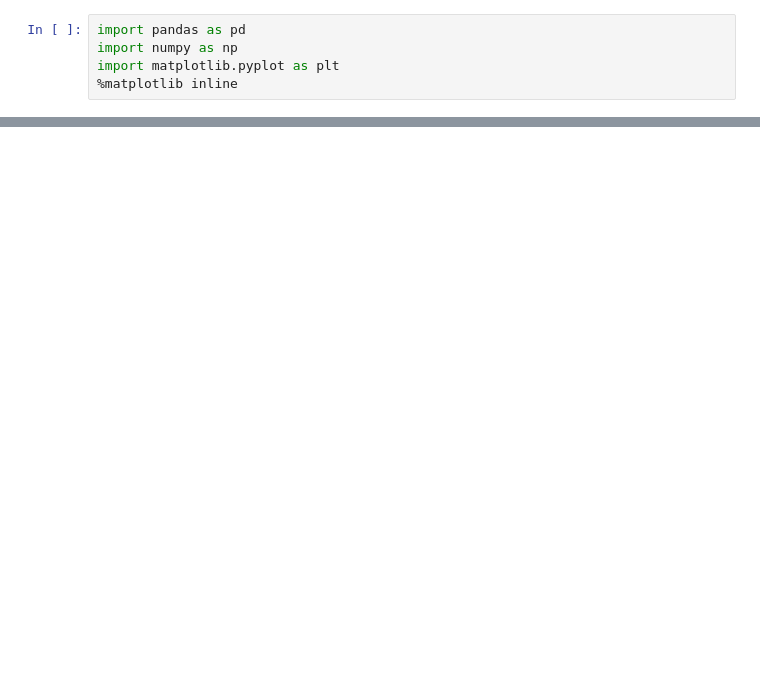
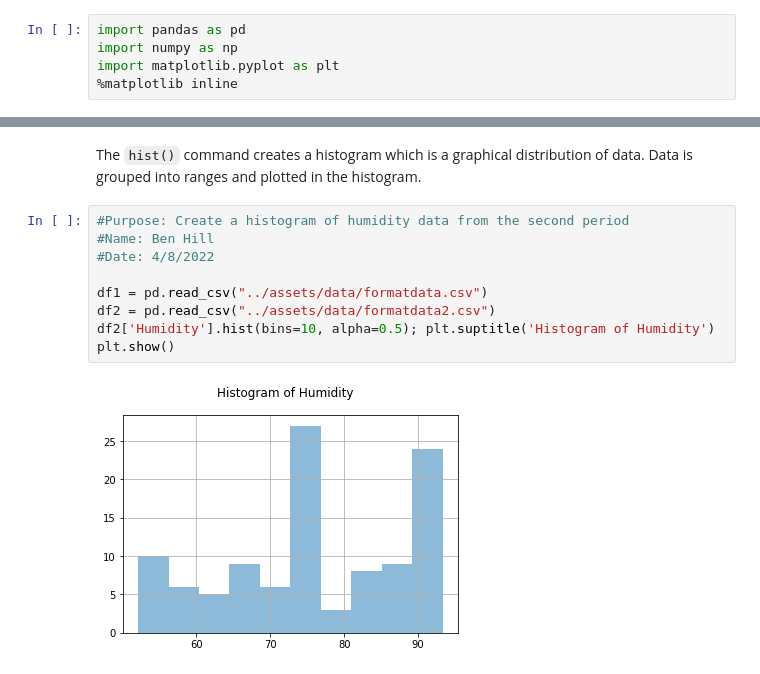
Before and after one commit to ben-hill33/weather-api, a Jupyter notebook: mod_5/extractedDataVis.ipynb, the cells around one changed output, grey strips where cells are left out. Saved outputs shown, nothing was run; the diff lists cells and outputs as text; blank space fills up the shorter version.

```diff
--- a/mod_5/extractedDataVis.ipynb
+++ b/mod_5/extractedDataVis.ipynb
@@ -5,0 +31,13 @@ import matplotlib.pyplot as plt
+# %% [markdown]
+The `hist()` command creates a histogram which is a graphical distribution of data. Data is grouped into ranges and plotted in the histogram.
+# %%
+#Purpose: Create a histogram of humidity data from the second period
+#Name: Ben Hill
+#Date: 4/8/2022
+
+df1 = pd.read_csv("../assets/data/formatdata.csv")
+df2 = pd.read_csv("../assets/data/formatdata2.csv")
+df2['Humidity'].hist(bins=10, alpha=0.5); plt.suptitle('Histogram of Humidity')
+plt.show()
+# %% [output]
+[figure, added]
```
Also changed, not shown: parts of 20 cells of this notebook, 8 other files.
